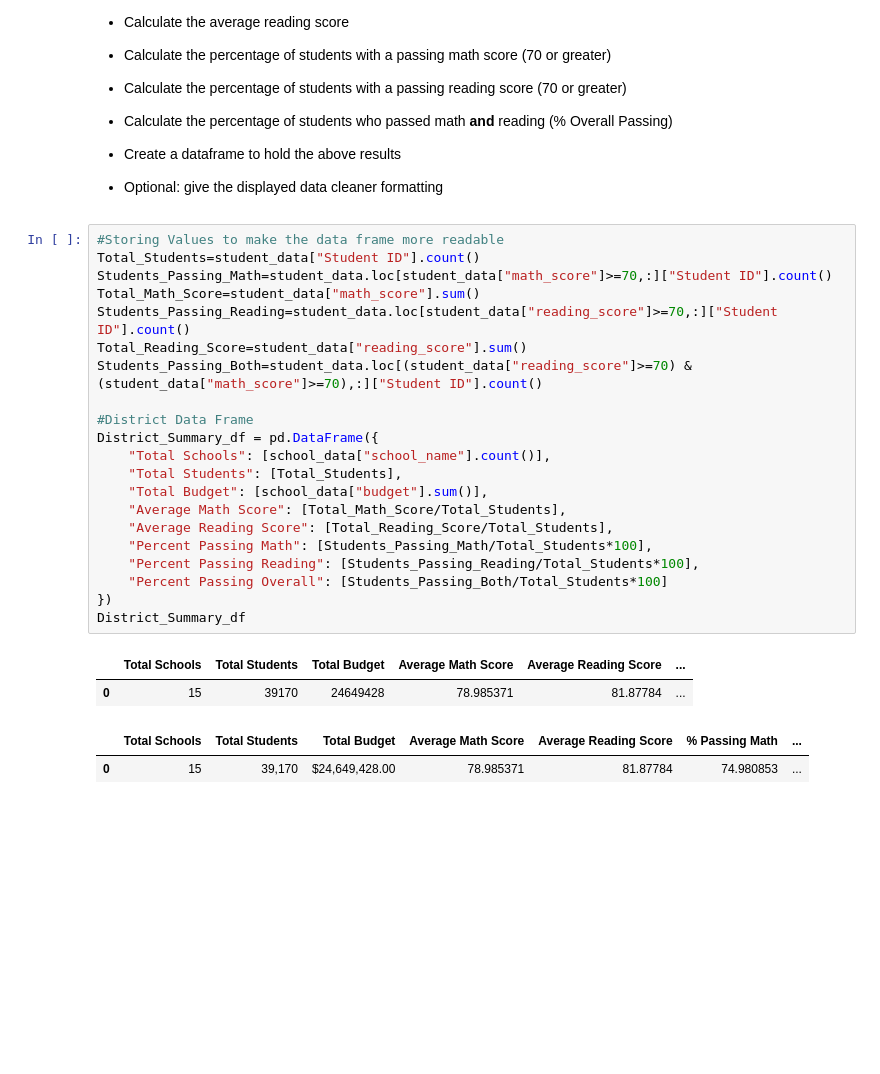
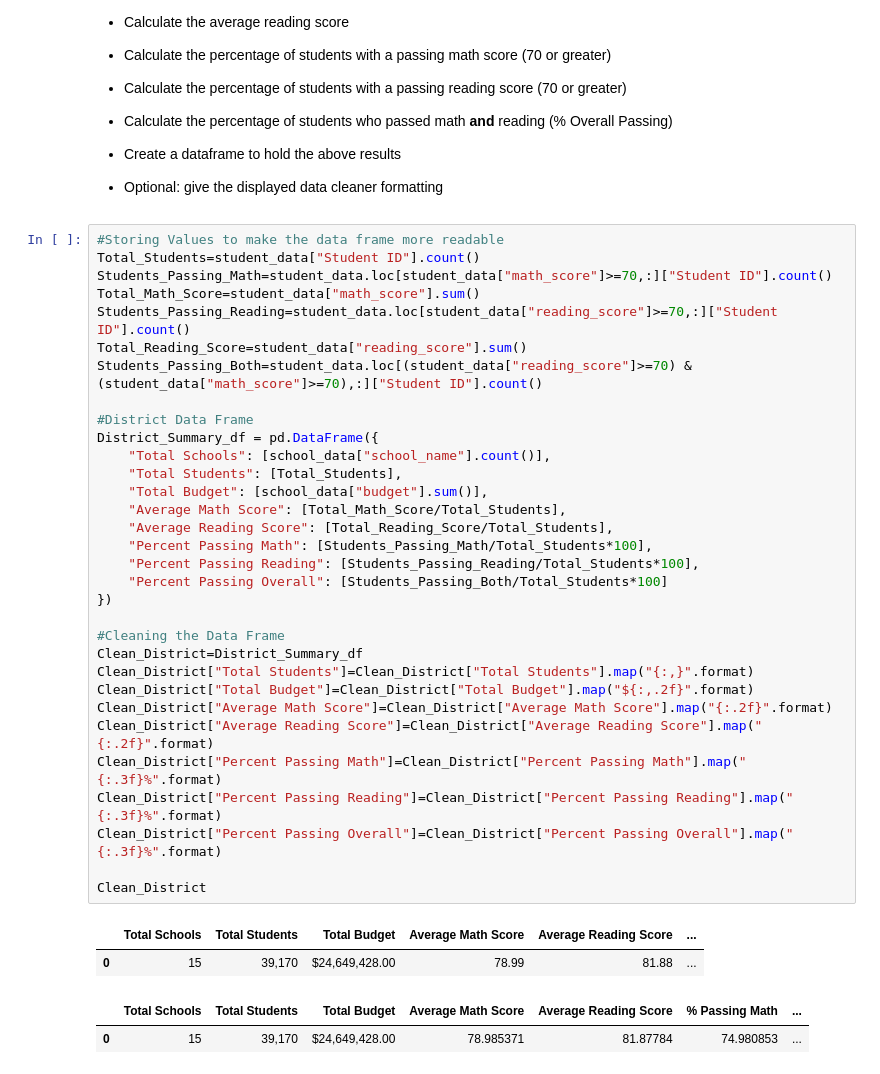
Before and after one commit to JoeKell/AreaSchoolAnalysis, a Jupyter notebook: PyCitySchools/PyCitySchools_final.ipynb, the cells around one changed output. Drawn from its saved outputs; the diff is of its cells as text; blank space fills up the shorter version.

Commit message:
Formatting complete on first table

```diff
--- a/PyCitySchools/PyCitySchools_final.ipynb
+++ b/PyCitySchools/PyCitySchools_final.ipynb
@@ -73,27 +66,38 @@ Name: school_name, dtype: int64
 # %%
 #Storing Values to make the data frame more readable
 Total_Students=student_data["Student ID"].count()
 Students_Passing_Math=student_data.loc[student_data["math_score"]>=70,:]["Student ID"].count()
 Total_Math_Score=student_data["math_score"].sum()
 Students_Passing_Reading=student_data.loc[student_data["reading_score"]>=70,:]["Student ID"].count()
 Total_Reading_Score=student_data["reading_score"].sum()
 Students_Passing_Both=student_data.loc[(student_data["reading_score"]>=70) & (student_data["math_score"]>=70),:]["Student ID"].count()
 
 #District Data Frame
 District_Summary_df = pd.DataFrame({
     "Total Schools": [school_data["school_name"].count()],
     "Total Students": [Total_Students],
     "Total Budget": [school_data["budget"].sum()],
     "Average Math Score": [Total_Math_Score/Total_Students],
     "Average Reading Score": [Total_Reading_Score/Total_Students],
     "Percent Passing Math": [Students_Passing_Math/Total_Students*100],
     "Percent Passing Reading": [Students_Passing_Reading/Total_Students*100],
     "Percent Passing Overall": [Students_Passing_Both/Total_Students*100]
 })
-District_Summary_df
+
+#Cleaning the Data Frame
+Clean_District=District_Summary_df
+Clean_District["Total Students"]=Clean_District["Total Students"].map("{:,}".format)
+Clean_District["Total Budget"]=Clean_District["Total Budget"].map("${:,.2f}".format)
+Clean_District["Average Math Score"]=Clean_District["Average Math Score"].map("{:.2f}".format)
+Clean_District["Average Reading Score"]=Clean_District["Average Reading Score"].map("{:.2f}".format)
+Clean_District["Percent Passing Math"]=Clean_District["Percent Passing Math"].map("{:.3f}%".format)
+Clean_District["Percent Passing Reading"]=Clean_District["Percent Passing Reading"].map("{:.3f}%".format)
+Clean_District["Percent Passing Overall"]=Clean_District["Percent Passing Overall"].map("{:.3f}%".format)
+
+Clean_District
 # %% [output]
 |  | Total Schools | Total Students | Total Budget | Average Math Score | Average Reading Score | ... |
-| 0 | 15 | 39170 | 24649428 | 78.985371 | 81.87784 | ... |
+| 0 | 15 | 39,170 | $24,649,428.00 | 78.99 | 81.88 | ... |
 # %%
 # %% [output]
 |  | Total Schools | Total Students | Total Budget | Average Math Score | Average Reading Score | % Passing Math | ... |
```
Also changed, not shown: parts of 1 cell of this notebook.
